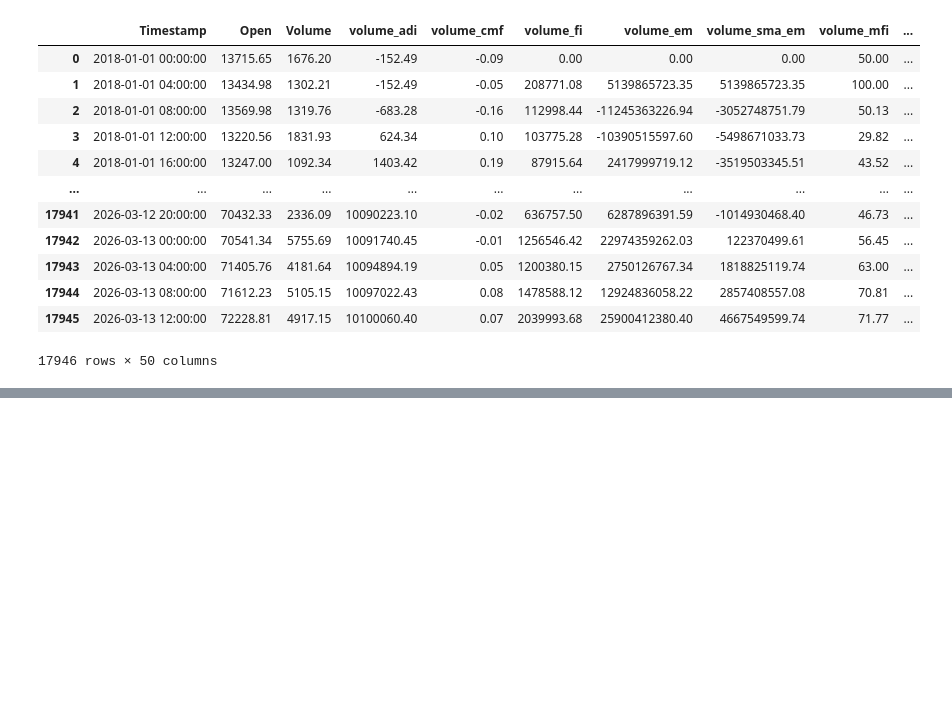
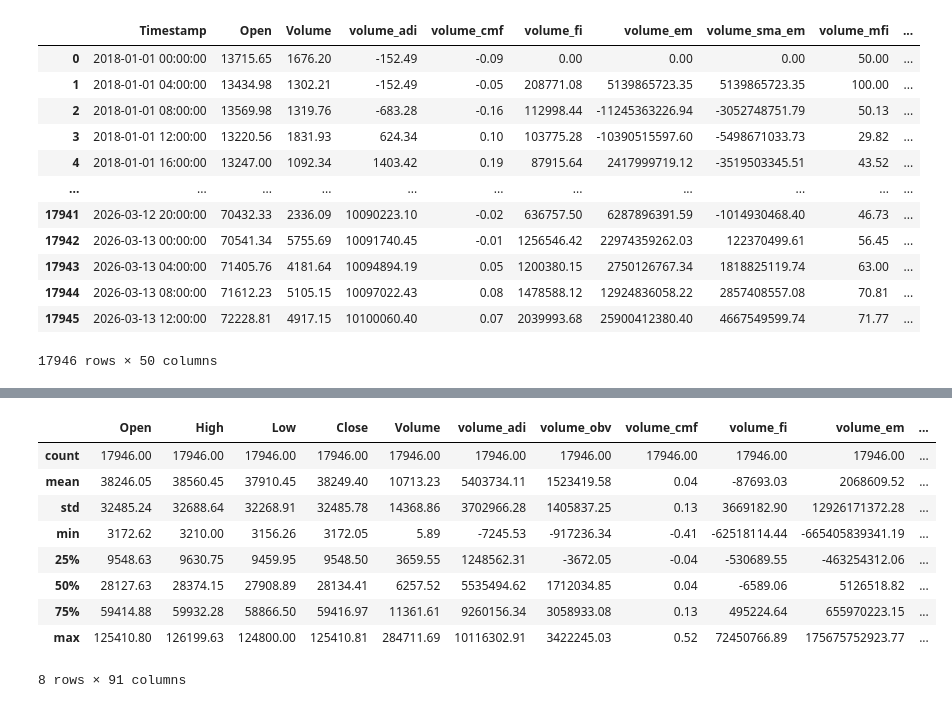
Before and after one commit to emircancancelik/Python-DataScience-MachineLearning, a Jupyter notebook: machinelearning/BTCwithML.ipynb, the cells around one changed output, grey strips where cells are left out. Cells and saved outputs as stored; diff of their text form; code cells hidden in the pictures; blank space fills up the shorter version.

```diff
--- a/machinelearning/BTCwithML.ipynb
+++ b/machinelearning/BTCwithML.ipynb
@@ -221,0 +202,13 @@ KeyError: 'Close'
+# %%
+df.describe()
+# %% [output]
+|  | Open | High | Low | Close | Volume | volume_adi | volume_obv | volume_cmf | volume_fi | volume_em | ... |
+| count | 17946.00 | 17946.00 | 17946.00 | 17946.00 | 17946.00 | 17946.00 | 17946.00 | 17946.00 | 17946.00 | 17946.00 | ... |
+| mean | 38246.05 | 38560.45 | 37910.45 | 38249.40 | 10713.23 | 5403734.11 | 1523419.58 | 0.04 | -87693.03 | 2068609.52 | ... |
+| std | 32485.24 | 32688.64 | 32268.91 | 32485.78 | 14368.86 | 3702966.28 | 1405837.25 | 0.13 | 3669182.90 | 12926171372.28 | ... |
+| min | 3172.62 | 3210.00 | 3156.26 | 3172.05 | 5.89 | -7245.53 | -917236.34 | -0.41 | -62518114.44 | -665405839341.19 | ... |
+| 25% | 9548.63 | 9630.75 | 9459.95 | 9548.50 | 3659.55 | 1248562.31 | -3672.05 | -0.04 | -530689.55 | -463254312.06 | ... |
+| 50% | 28127.63 | 28374.15 | 27908.89 | 28134.41 | 6257.52 | 5535494.62 | 1712034.85 | 0.04 | -6589.06 | 5126518.82 | ... |
+| 75% | 59414.88 | 59932.28 | 58866.50 | 59416.97 | 11361.61 | 9260156.34 | 3058933.08 | 0.13 | 495224.64 | 655970223.15 | ... |
+| max | 125410.80 | 126199.63 | 124800.00 | 125410.81 | 284711.69 | 10116302.91 | 3422245.03 | 0.52 | 72450766.89 | 175675752923.77 | ... |
+8 rows × 91 columns
```
Also changed, not shown: parts of 30 cells of this notebook.
